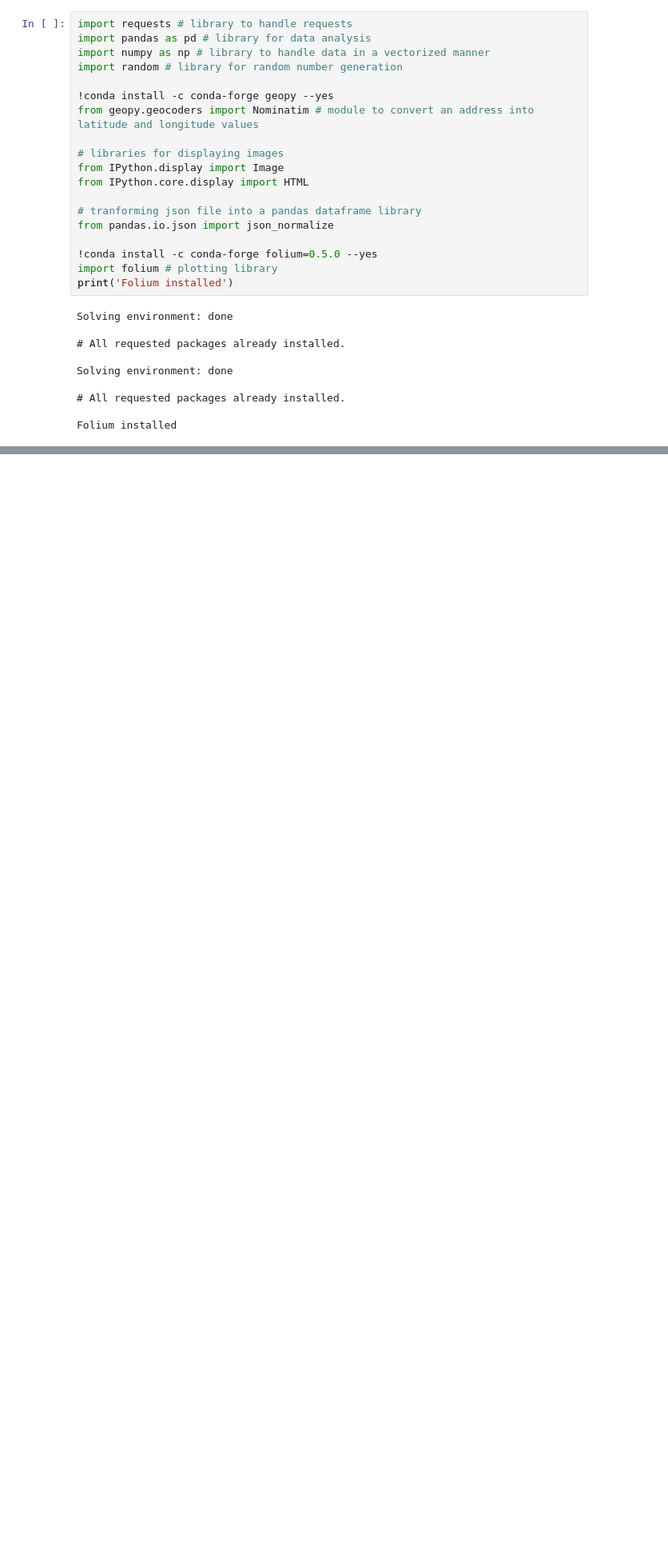
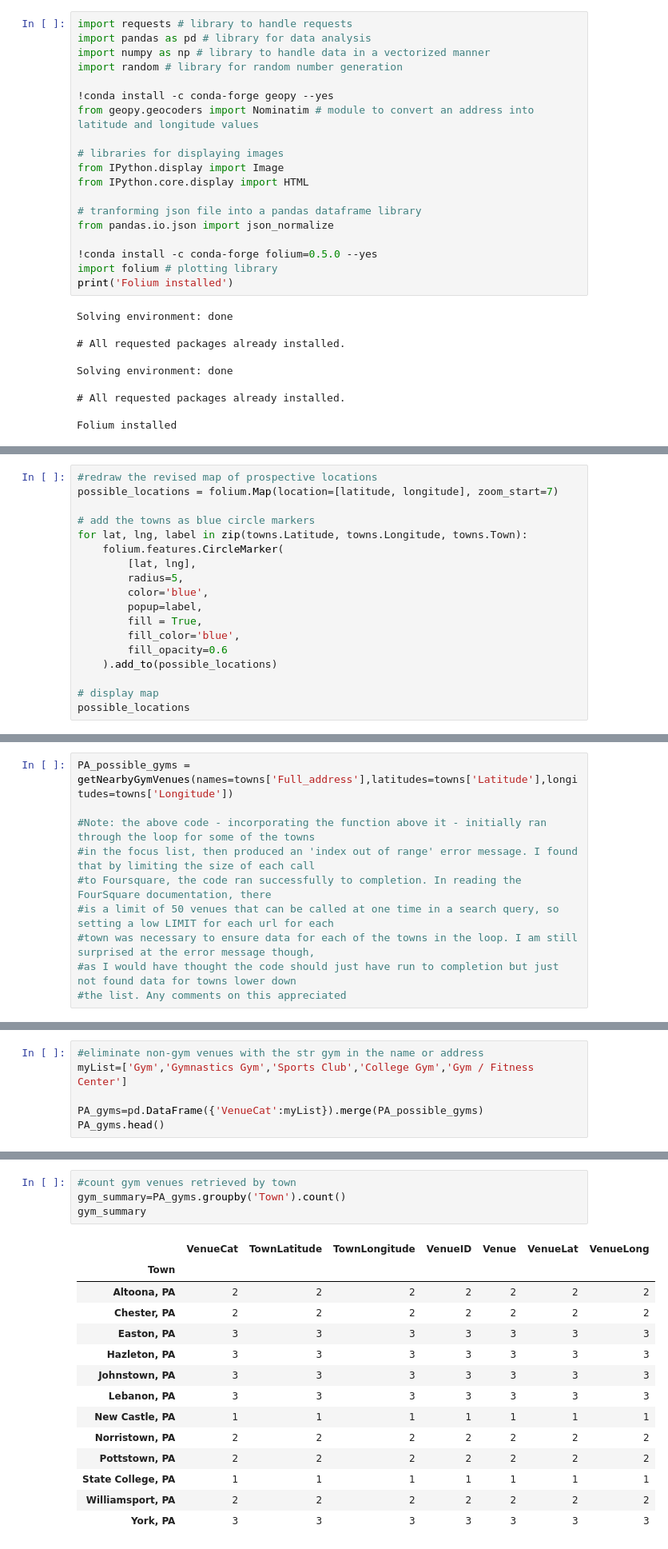
Before and after one commit to mplatt7/Coursera_Capstone, a Jupyter notebook: Battle of the Neighborhoods - MP.ipynb, the cells around one changed output, grey strips where cells are left out. Shown at 80% size. Saved outputs shown, nothing was run; the diff lists cells and outputs as text; blank space fills up the shorter version.

```diff
--- a/Battle of the Neighborhoods - MP.ipynb
+++ b/Battle of the Neighborhoods - MP.ipynb
@@ -135,0 +310,18 @@ gym_map
+# %%
+#redraw the revised map of prospective locations
+possible_locations = folium.Map(location=[latitude, longitude], zoom_start=7)
+
+# add the towns as blue circle markers
+for lat, lng, label in zip(towns.Latitude, towns.Longitude, towns.Town):
+    folium.features.CircleMarker(
+        [lat, lng],
+        radius=5,
+        color='blue',
+        popup=label,
+        fill = True,
+        fill_color='blue',
+        fill_opacity=0.6
+    ).add_to(possible_locations)
+
+# display map
+possible_locations
@@ -135,0 +376,10 @@ gym_map
+# %%
+PA_possible_gyms = getNearbyGymVenues(names=towns['Full_address'],latitudes=towns['Latitude'],longitudes=towns['Longitude'])
+
+#Note: the above code - incorporating the function above it - initially ran through the loop for some of the towns
+#in the focus list, then produced an 'index out of range' error message. I found that by limiting the size of each call
+#to Foursquare, the code ran successfully to completion. In reading the FourSquare documentation, there
+#is a limit of 50 venues that can be called at one time in a search query, so setting a low LIMIT for each url for each
+#town was necessary to ensure data for each of the towns in the loop. I am still surprised at the error message though,
+#as I would have thought the code should just have run to completion but just not found data for towns lower down
+#the list. Any comments on this appreciated
@@ -135,0 +395,6 @@ gym_map
+# %%
+#eliminate non-gym venues with the str gym in the name or address
+myList=['Gym','Gymnastics Gym','Sports Club','College Gym','Gym / Fitness Center']
+
+PA_gyms=pd.DataFrame({'VenueCat':myList}).merge(PA_possible_gyms)
+PA_gyms.head()
@@ -135,0 +452,19 @@ gym_map
+# %%
+#count gym venues retrieved by town
+gym_summary=PA_gyms.groupby('Town').count()
+gym_summary
+# %% [output]
+|  | VenueCat | TownLatitude | TownLongitude | VenueID | Venue | VenueLat | VenueLong |
+| Town |  |  |  |  |  |  |  |
+| Altoona, PA | 2 | 2 | 2 | 2 | 2 | 2 | 2 |
+| Chester, PA | 2 | 2 | 2 | 2 | 2 | 2 | 2 |
+| Easton, PA | 3 | 3 | 3 | 3 | 3 | 3 | 3 |
+| Hazleton, PA | 3 | 3 | 3 | 3 | 3 | 3 | 3 |
+| Johnstown, PA | 3 | 3 | 3 | 3 | 3 | 3 | 3 |
+| Lebanon, PA | 3 | 3 | 3 | 3 | 3 | 3 | 3 |
+| New Castle, PA | 1 | 1 | 1 | 1 | 1 | 1 | 1 |
+| Norristown, PA | 2 | 2 | 2 | 2 | 2 | 2 | 2 |
+| Pottstown, PA | 2 | 2 | 2 | 2 | 2 | 2 | 2 |
+| State College, PA | 1 | 1 | 1 | 1 | 1 | 1 | 1 |
+| Williamsport, PA | 2 | 2 | 2 | 2 | 2 | 2 | 2 |
+| York, PA | 3 | 3 | 3 | 3 | 3 | 3 | 3 |
```
Also changed, not shown: parts of 38 cells of this notebook.
